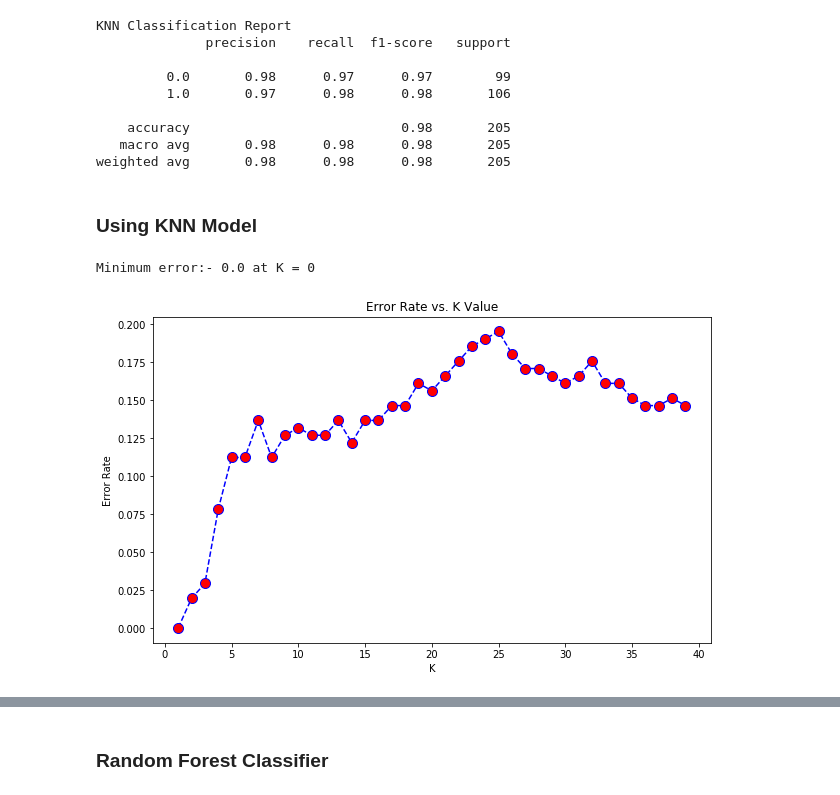
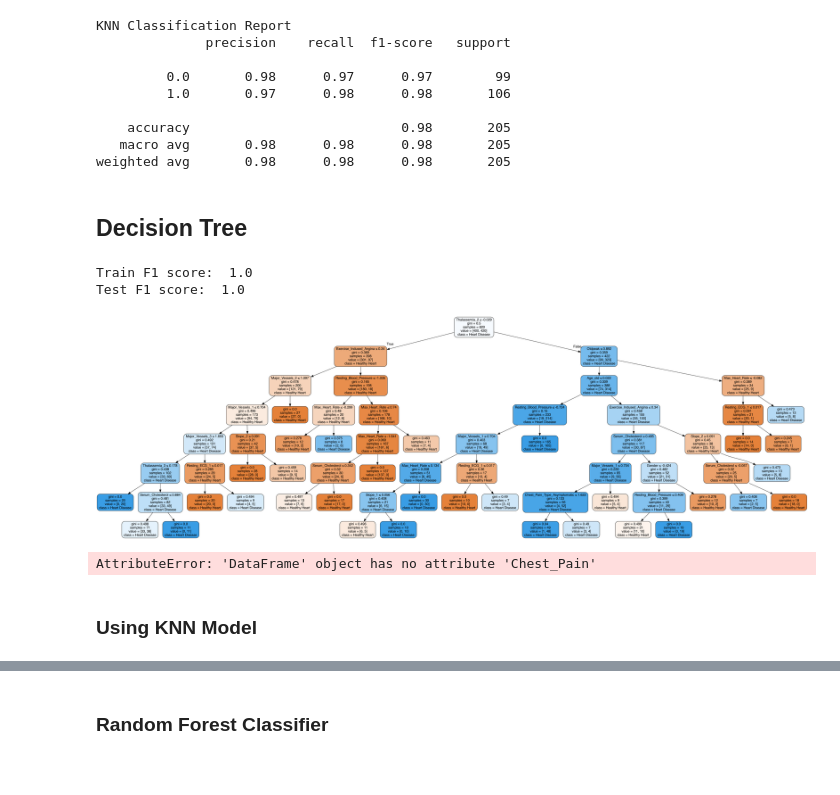
Before and after one commit to azieky/Mod_3_Project, a Jupyter notebook: EDA_notebook.ipynb, the cells around one changed output, grey strips where cells are left out. Saved outputs shown, nothing was run; the diff lists cells and outputs as text; code cells hidden in the pictures.

Commit message:
Added Decision Tree Viz

```diff
--- a/EDA_notebook.ipynb
+++ b/EDA_notebook.ipynb
@@ -832,6 +831,47 @@ KNN Classification Report
     accuracy                           0.98       205
    macro avg       0.98      0.98      0.98       205
 weighted avg       0.98      0.98      0.98       205
+# %% [markdown]
+## Decision Tree
+# %%
+# Simple decision tree (ID3)
+from sklearn.tree import DecisionTreeClassifier
+
+clf = DecisionTreeClassifier(criterion = 'entropy')
+clf.fit(X_train, y_train)
+y_pred_train = clf.predict(X_train)
+y_pred = clf.predict(X_test)
+
+f1_train = round(f1_score(y_train, y_pred_train), 3)
+f1_test = round(f1_score(y_test, y_pred), 3)
+
+print('Train F1 score: ', f1_train)
+print('Test F1 score: ', f1_test)
+# %% [output]
+Train F1 score:  1.0
+Test F1 score:  1.0
+# %%
+from sklearn.tree import export_graphviz
+from io import StringIO
+from IPython.display import Image
+import pydotplus
+
+dtc = DecisionTreeClassifier(random_state=1, criterion = 'gini', max_depth = 7, min_samples_leaf = 7, min_samples_split = 2)
+dtc.fit(X_train,y_train)
+
+dot_data = StringIO()
+export_graphviz(dtc, out_file=dot_data,
+                filled=True, rounded=True,
+                special_characters=True,feature_names = X_train.columns,class_names=['Healthy Heart','Heart Disease'])
+graph = pydotplus.graph_from_dot_data(dot_data.getvalue())
+
+Image(graph.create_png())
+# %% [output]
+[figure, added]
+# %%
+df.Chest_Pain.value_counts()
+# %% [output]
+AttributeError: 'DataFrame' object has no attribute 'Chest_Pain'
 # %%
 #from sklearn.linear_model import LogisticRegression
 #logreg = LogisticRegression(C=1e9)
@@ -856,9 +896,6 @@ plt.title('Error Rate vs. K Value')
 plt.xlabel('K')
 plt.ylabel('Error Rate')
 print("Minimum error:-",min(error_rate),"at K =",error_rate.index(min(error_rate)))
-# %% [output]
-Minimum error:- 0.0 at K = 0
-[figure, removed]
 # %%
 error_rate = []
 
```
Also changed, not shown: parts of 29 cells of this notebook.
